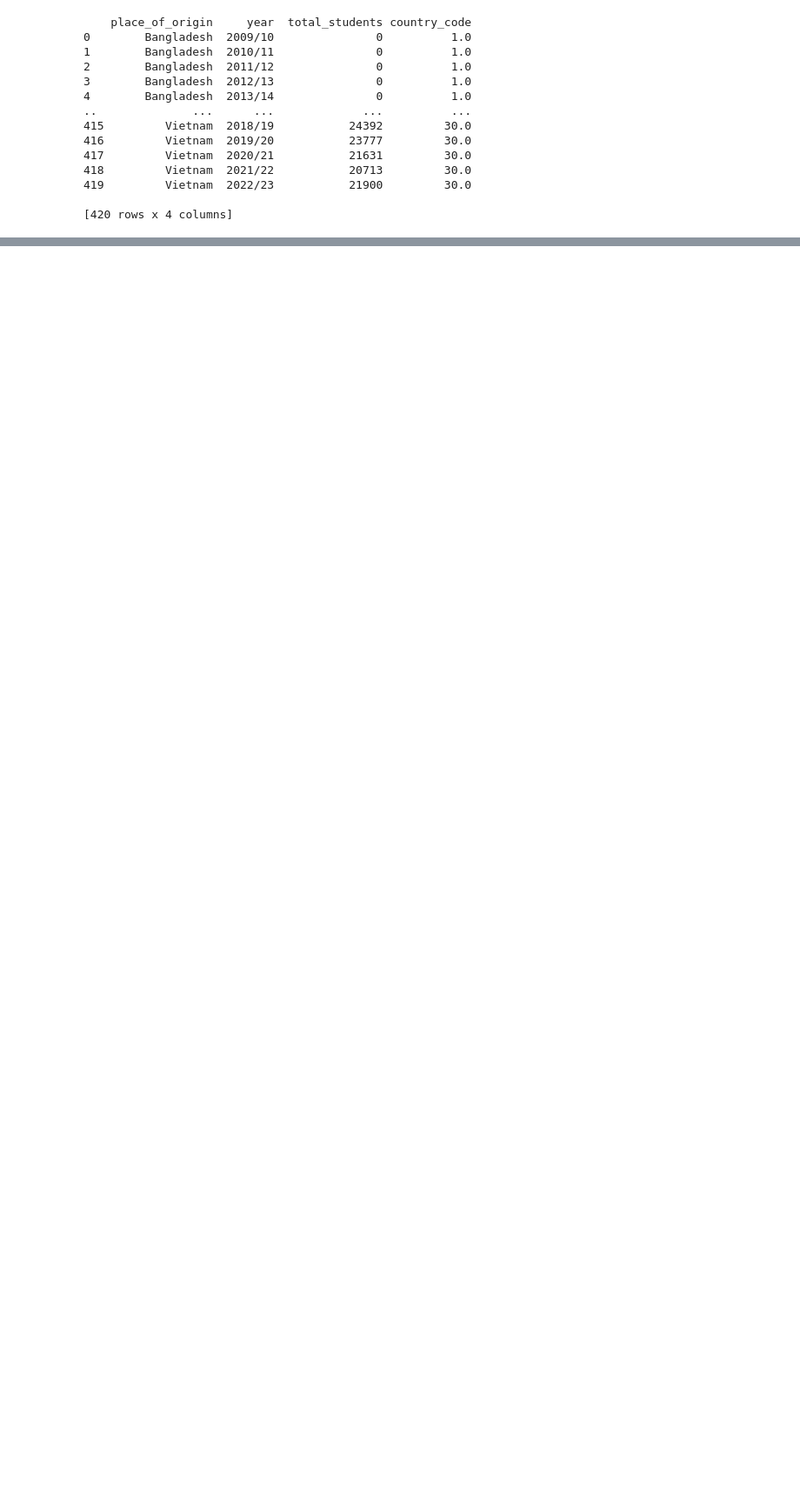
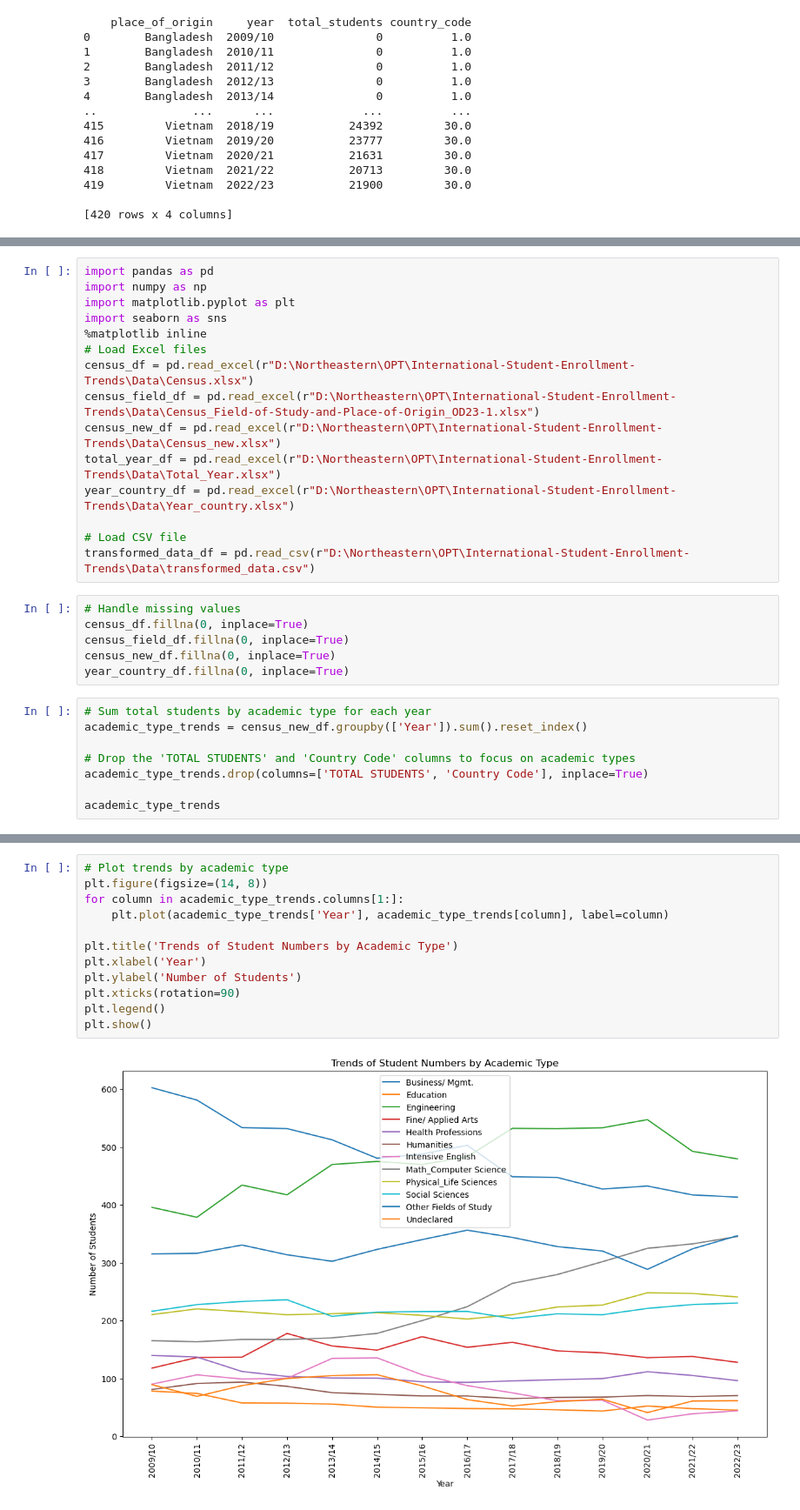
Before and after one commit to AkhilKaundinya/International-Student-Enrollment-Trends, a Jupyter notebook: Python/IST_T.ipynb, the cells around one changed output, grey strips where cells are left out. Shown at 87% size. Saved outputs shown, nothing was run; the diff lists cells and outputs as text; blank space fills up the shorter version.

Commit message:
trends and EDA

```diff
--- a/Python/ISE_T.ipynb
+++ b/Python/IST_T.ipynb
@@ -760,0 +775,29 @@ print(Year)
+# %%
+import pandas as pd
+import numpy as np
+import matplotlib.pyplot as plt
+import seaborn as sns
+%matplotlib inline
+# Load Excel files
+census_df = pd.read_excel(r"D:\Northeastern\OPT\International-Student-Enrollment-Trends\Data\Census.xlsx")
+census_field_df = pd.read_excel(r"D:\Northeastern\OPT\International-Student-Enrollment-Trends\Data\Census_Field-of-Study-and-Place-of-Origin_OD23-1.xlsx")
+census_new_df = pd.read_excel(r"D:\Northeastern\OPT\International-Student-Enrollment-Trends\Data\Census_new.xlsx")
+total_year_df = pd.read_excel(r"D:\Northeastern\OPT\International-Student-Enrollment-Trends\Data\Total_Year.xlsx")
+year_country_df = pd.read_excel(r"D:\Northeastern\OPT\International-Student-Enrollment-Trends\Data\Year_country.xlsx")
+
+# Load CSV file
+transformed_data_df = pd.read_csv(r"D:\Northeastern\OPT\International-Student-Enrollment-Trends\Data\transformed_data.csv")
+# %%
+# Handle missing values
+census_df.fillna(0, inplace=True)
+census_field_df.fillna(0, inplace=True)
+census_new_df.fillna(0, inplace=True)
+year_country_df.fillna(0, inplace=True)
+# %%
+# Sum total students by academic type for each year
+academic_type_trends = census_new_df.groupby(['Year']).sum().reset_index()
+
+# Drop the 'TOTAL STUDENTS' and 'Country Code' columns to focus on academic types
+academic_type_trends.drop(columns=['TOTAL STUDENTS', 'Country Code'], inplace=True)
+
+academic_type_trends
@@ -760,0 +822,14 @@ print(Year)
+# %%
+# Plot trends by academic type
+plt.figure(figsize=(14, 8))
+for column in academic_type_trends.columns[1:]:
+    plt.plot(academic_type_trends['Year'], academic_type_trends[column], label=column)
+
+plt.title('Trends of Student Numbers by Academic Type')
+plt.xlabel('Year')
+plt.ylabel('Number of Students')
+plt.xticks(rotation=90)
+plt.legend()
+plt.show()
+# %% [output]
+[figure, added]
```
Also changed, not shown: parts of 11 cells of this notebook.
